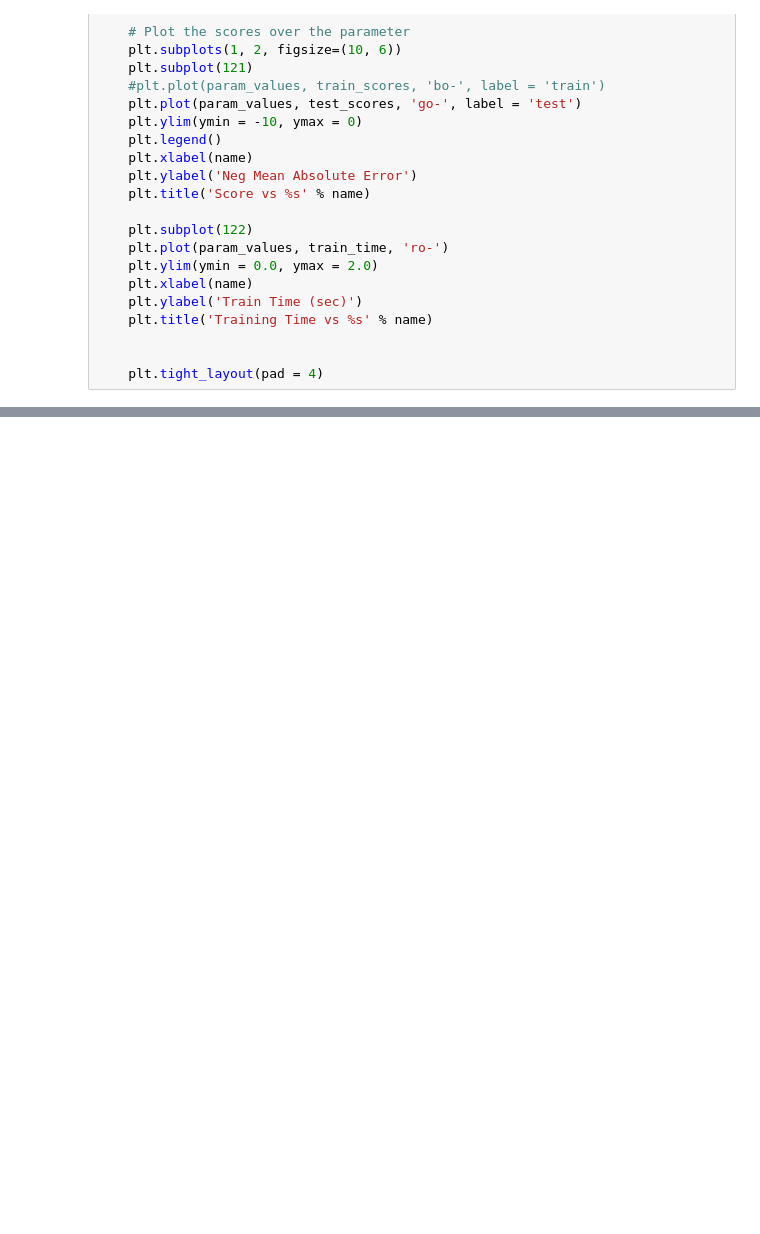
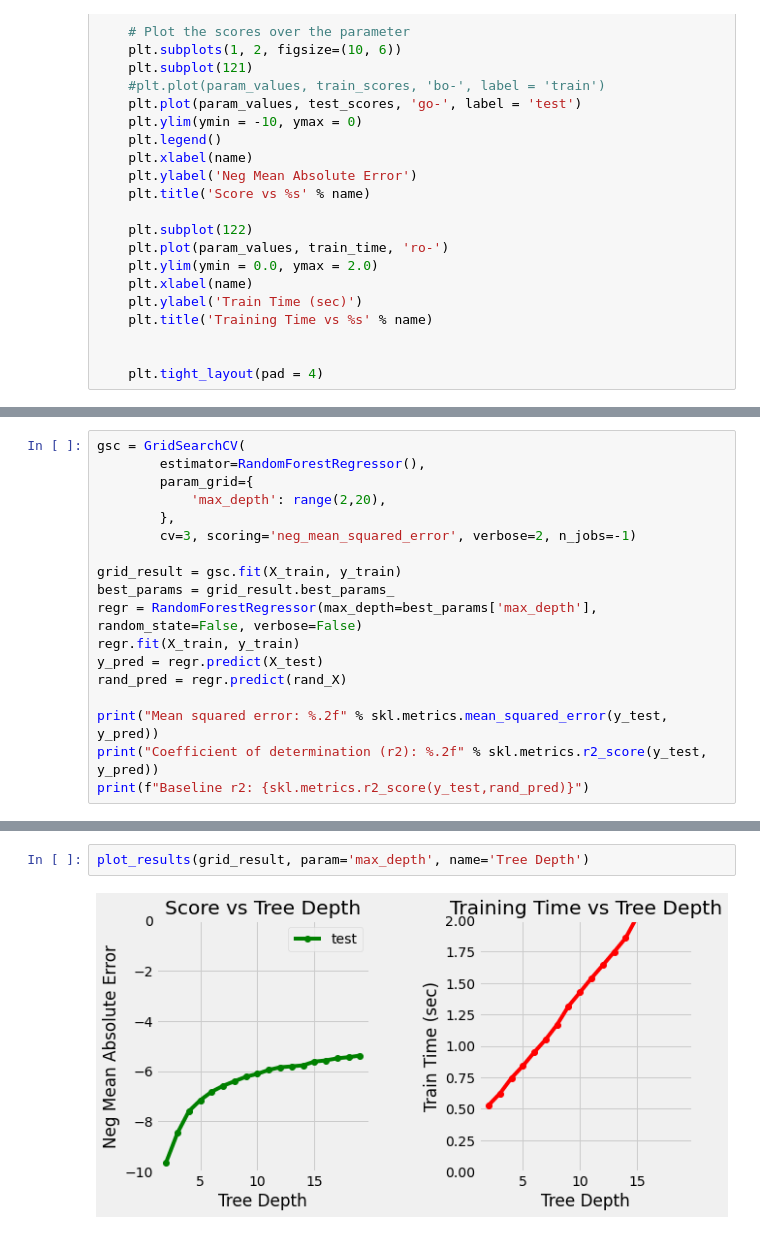
Before and after one commit to elivolunteer/cs302_final, a Jupyter notebook: random_forest.ipynb, the cells around one changed output, grey strips where cells are left out. Cells and saved outputs as stored; diff of their text form; blank space fills up the shorter version.

Commit message:
Finished up grid searching in random forest, created basic example of neural net

```diff
--- a/random_forest.ipynb
+++ b/random_forest.ipynb
@@ -125,0 +133,18 @@ plot_results(grid_result)
+# %%
+gsc = GridSearchCV(
+        estimator=RandomForestRegressor(),
+        param_grid={
+            'max_depth': range(2,20),
+        },
+        cv=3, scoring='neg_mean_squared_error', verbose=2, n_jobs=-1)
+
+grid_result = gsc.fit(X_train, y_train)
+best_params = grid_result.best_params_
+regr = RandomForestRegressor(max_depth=best_params['max_depth'], random_state=False, verbose=False)
+regr.fit(X_train, y_train)
+y_pred = regr.predict(X_test)
+rand_pred = regr.predict(rand_X)
+
+print("Mean squared error: %.2f" % skl.metrics.mean_squared_error(y_test, y_pred))
+print("Coefficient of determination (r2): %.2f" % skl.metrics.r2_score(y_test, y_pred))
+print(f"Baseline r2: {skl.metrics.r2_score(y_test,rand_pred)}")
@@ -125,0 +169,4 @@ plot_results(grid_result)
+# %%
+plot_results(grid_result, param='max_depth', name='Tree Depth')
+# %% [output]
+[figure, added]
```
Also changed, not shown: parts of 4 cells of this notebook, 2 other files.
